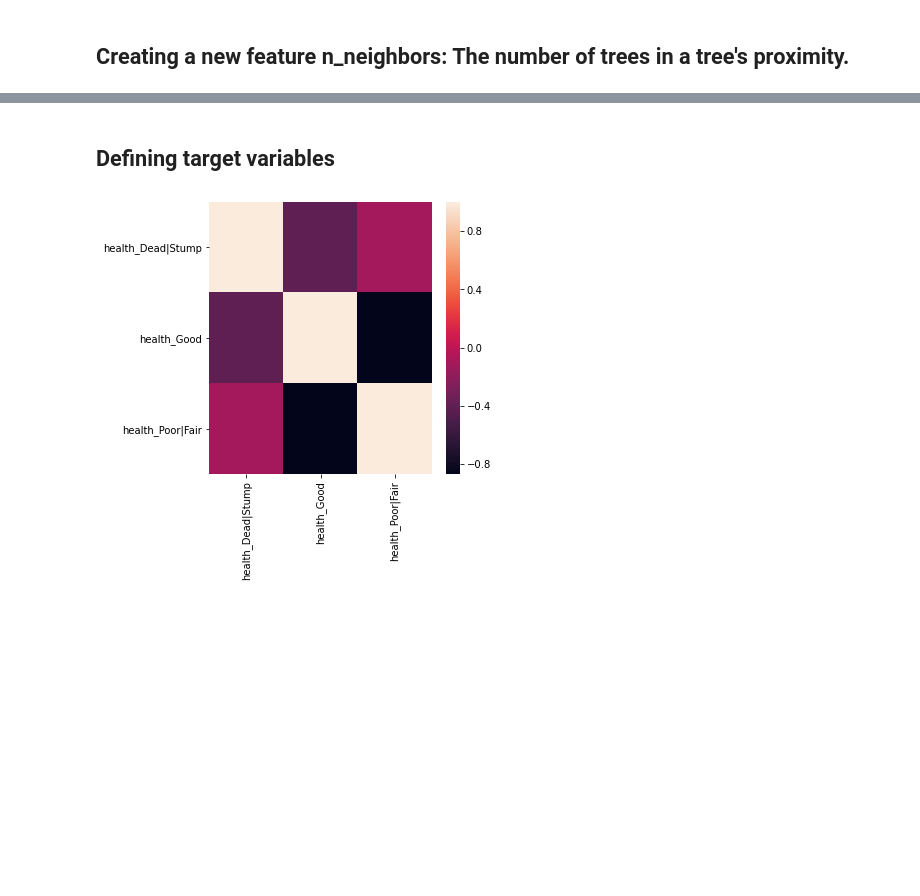
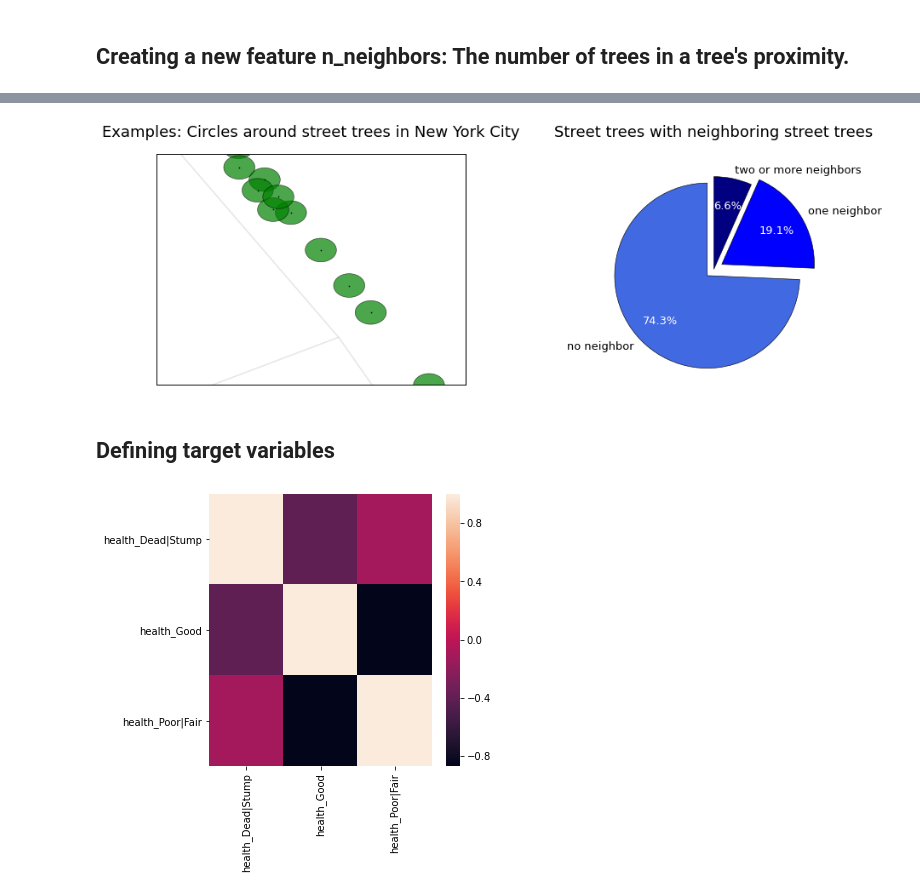
Before and after one commit to lezneklihp/dsend_project_4, a Jupyter notebook: featureeng_trees.ipynb, the cells around one changed output, grey strips where cells are left out. Saved outputs shown, nothing was run; the diff lists cells and outputs as text; code cells hidden in the pictures; blank space fills up the shorter version.

```diff
--- a/featureeng_trees.ipynb
+++ b/featureeng_trees.ipynb
@@ -17,8 +17,11 @@ import warnings
 pd.set_option('display.max_columns', None)
 warnings.filterwarnings('ignore')
 # %%
-# Read in data on street trees.
+# Read in data on NYC street trees.
 df = pd.read_csv('./data/data_eda/data.csv.gz', compression='gzip')
+
+# Read in data on New York City's streets for creating visualizations.
+nyc_streets = gpd.read_file('./data/data_raw/nyc_streets/geo_export_f311eef5-5969-43eb-a781-39fa54d09b70.shp')
 # %% [markdown]
 ## Creating a new feature n_neighbors: The number of trees in a tree's proximity.
 # %%
@@ -87 +113,54 @@ neighbors_counts[(neighbors_counts['n_neighbors'] > 1) & \
+# %%
+fig, axs = plt.subplots(ncols=2, figsize=(15, 5))
+
+fig.subplots_adjust(wspace=0.3)
+
+# Plot an example of a street tree and its surrounding circle.
+fig_1 = buffers.plot(alpha=0.7, ax=axs[0], color='green', edgecolor='k', linewidth=0.6)
+fig_1 = trees.plot(ax=axs[0], color='k', markersize=0.4)
+fig_1 = nyc_streets.plot(ax=axs[0], alpha=0.2, color='grey')
+
+fig_1.set_title('Examples: Circles around street trees in New York City', fontsize=18, pad=20)
+axs[0].axis([-74.0048, -74.0040, 40.7077, 40.7083])
+fig_1.spines['left'].set_linewidth(1)
+fig_1.spines['left'].set_edgecolor('k')
+fig_1.spines['right'].set_linewidth(1)
+fig_1.spines['right'].set_edgecolor('k')
+fig_1.spines['top'].set_linewidth(1)
+fig_1.spines['top'].set_edgecolor('k')
+fig_1.spines['bottom'].set_linewidth(1)
+fig_1.spines['bottom'].set_edgecolor('k')
+axs[0].get_xaxis().set_ticks([])
+axs[0].get_yaxis().set_ticks([])
+
+# Plot the shares of how many street trees have no, one, or more than two neighboring trees. Most of the trees do not fullfill
+# the city's tree planting requirements.
+visual_data = df_new['n_neighbors'].copy()
+no_neighbor = visual_data.loc[visual_data == 0.1].count()
+one_neighbor = visual_data.loc[visual_data == 0.2].count()
+twomore_neighbors = visual_data.loc[visual_data == 0.3].count()
+sums = [no_neighbor, one_neighbor, twomore_neighbors]
+categories = 'no neighbor', 'one neighbor', 'two or more neighbors'
+highlight = (0.1, 0.1, 0)
+axs[1].set_title('Street trees with neighboring street trees', fontsize=18, pad=20)
+axs[1] = plt.pie(sums,
+                 explode=highlight,
+                 labels=categories,
+                 colors=['royalblue','blue', 'navy'],
+                 autopct='%1.1f%%',
+                 pctdistance=0.7,
+                 textprops={
+                        'color': 'k',
+                        'fontsize': 13
+                        },
+                 wedgeprops={
+                        'edgecolor': 'k',
+                        'linewidth': 0.6
+                        },
+                 startangle=90)
+axs[1][2][0].set_color('white')
+axs[1][2][1].set_color('white')
+axs[1][2][2].set_color('white')
+# %% [output]
+[figure, added]
 # %%
```
Also changed, not shown: parts of 16 cells of this notebook, 13 other files.
